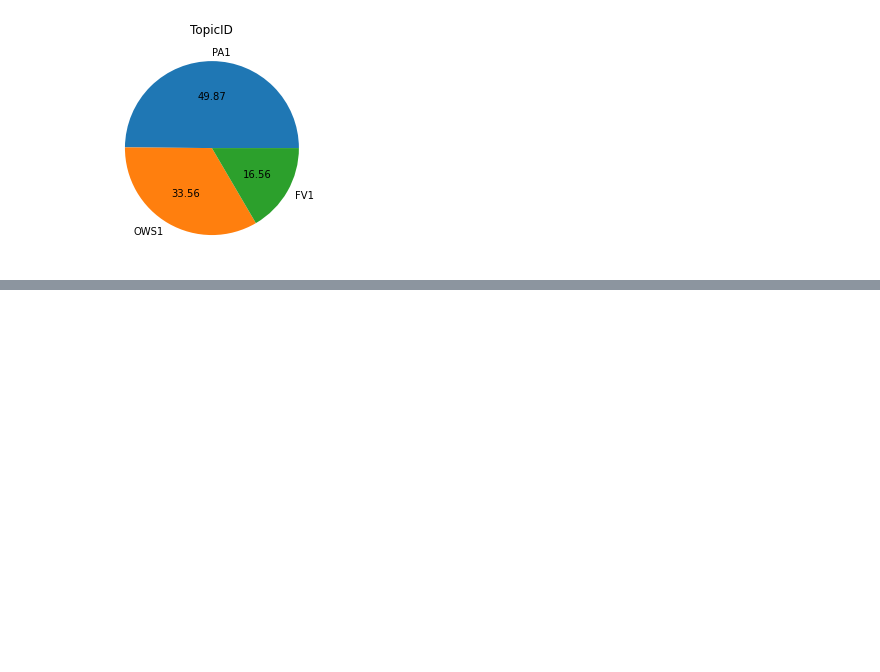
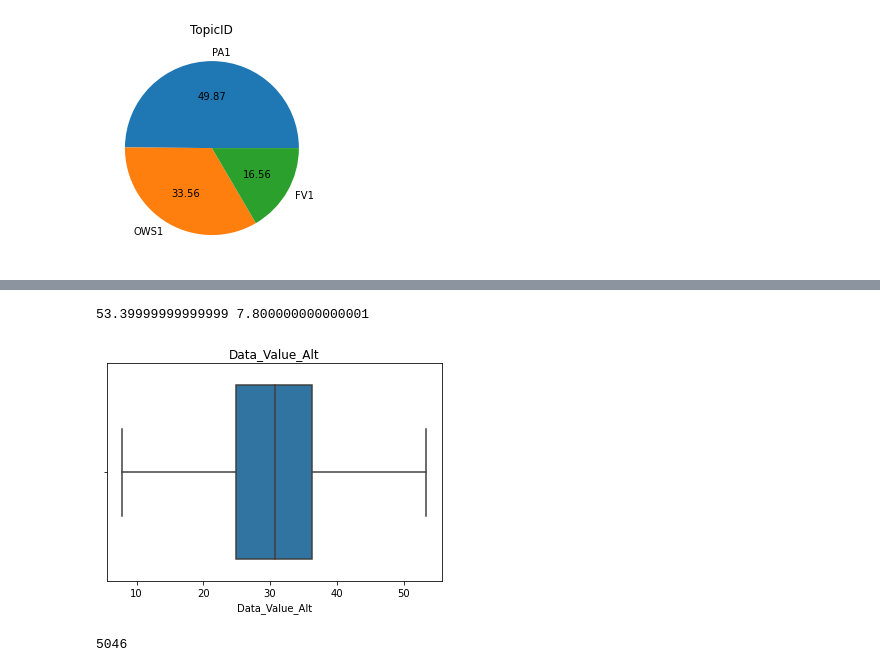
Before and after one commit to deepakjeff2/data-cleaning, a Jupyter notebook: Nutrition.ipynb, the cells around one changed output, grey strips where cells are left out. Drawn from its saved outputs; the diff is of its cells as text; code cells hidden in the pictures; blank space fills up the shorter version.

```diff
--- a/Nutrition.ipynb
+++ b/Nutrition.ipynb
@@ -411,0 +454,20 @@ print(df.shape)
+# %%
+Data_Value_Alt_IQR = df.Data_Value_Alt.quantile(0.75)-df.Data_Value_Alt.quantile(0.25)
+Data_Value_Alt_high = df.Data_Value_Alt.quantile(0.75) + (1.5*Data_Value_Alt_IQR)
+Data_Value_Alt_low = df.Data_Value_Alt.quantile(0.25) - (1.5*Data_Value_Alt_IQR)
+print(Data_Value_Alt_high,Data_Value_Alt_low)
+# %% [output]
+53.39999999999999 7.800000000000001
+# %%
+Data_Value_Alt_treated = np.where(df.Data_Value_Alt > Data_Value_Alt_high,Data_Value_Alt_high,df.Data_Value_Alt)
+Data_Value_Alt_treated = np.where(Data_Value_Alt_treated < Data_Value_Alt_low,Data_Value_Alt_low,Data_Value_Alt_treated)
+df.Data_Value_Alt = pd.DataFrame(Data_Value_Alt_treated)
+sns.boxplot(df.Data_Value_Alt)
+plt.title('Data_Value_Alt')
+plt.show()
+# %% [output]
+[figure, added]
+# %%
+df.Low_Confidence_Limit.isnull().sum()
+# %% [output]
+5046
```
Also changed, not shown: parts of 43 cells of this notebook.
